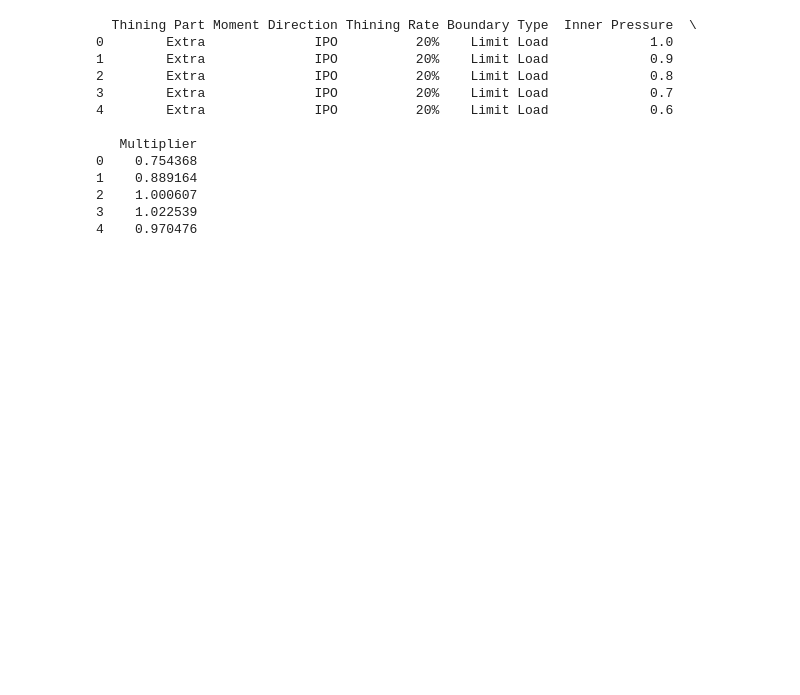
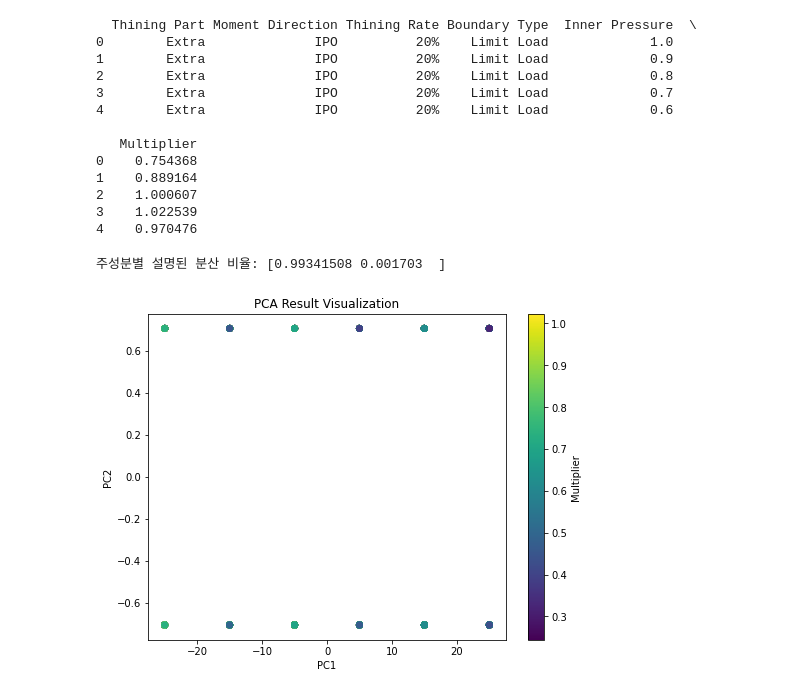
Before and after one commit to sperospera1225/composite-load-ML, a Jupyter notebook: dl_model.ipynb, the cells around one changed output. Drawn from its saved outputs; the diff is of its cells as text; code cells hidden in the pictures; blank space fills up the shorter version.

```diff
--- a/dl_model.ipynb
+++ b/dl_model.ipynb
@@ -5,7 +5,8 @@ import numpy as np
 # 데이터 불러오기
 data1 = pd.read_csv('WallThining_data.csv')
 data2 = pd.read_csv('WallThinning_3050_data.csv')
-data = pd.concat([data1, data2], axis=0)
+data3 = pd.read_csv('WallThinning_10_data.csv')
+data = pd.concat([data1, data2, data3], axis=0)
 data = data.drop('Moment', axis=1).reset_index(drop=True)
 # 데이터 확인
 print(data.head())
@@ -74,3 +75,32 @@ data['Thining Rate'] = data['Thining Rate'].str.rstrip('%').astype('int')
 X = data.drop('Multiplier', axis=1)
 y = data['Multiplier']
 X_train, X_test, y_train, y_test = train_test_split(X, y, test_size=0.2, random_state=42)
+# %%
+from sklearn.decomposition import PCA
+import matplotlib.pyplot as plt
+
+# PCA 객체 생성 (주성분 수 설정)
+pca = PCA(n_components=2)
+
+# PCA 수행
+X_pca = pca.fit_transform(X)
+
+# 주성분별 설명된 분산 비율 확인
+explained_variance_ratio = pca.explained_variance_ratio_
+print("주성분별 설명된 분산 비율:", explained_variance_ratio)
+
+# PCA 결과를 데이터프레임으로 변환
+pca_df = pd.DataFrame(data=X_pca, columns=['PC1', 'PC2'])
+pca_df['Multiplier'] = data['Multiplier']
+
+# PCA 결과 시각화
+plt.figure(figsize=(8, 6))
+scatter = plt.scatter(pca_df['PC1'], pca_df['PC2'], c=pca_df['Multiplier'], cmap='viridis')
+plt.xlabel('PC1')
+plt.ylabel('PC2')
+plt.colorbar(scatter, label='Multiplier')
+plt.title('PCA Result Visualization')
+plt.show()
+# %% [output]
+주성분별 설명된 분산 비율: [0.99341508 0.001703  ]
+[figure, added]
```
Also changed, not shown: parts of 10 cells of this notebook, 2 other files.
